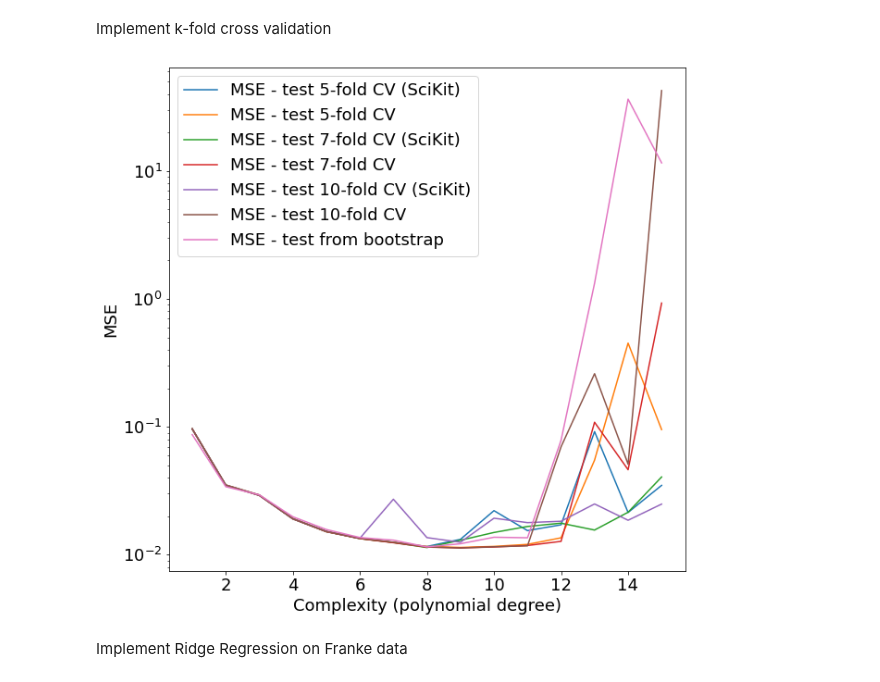
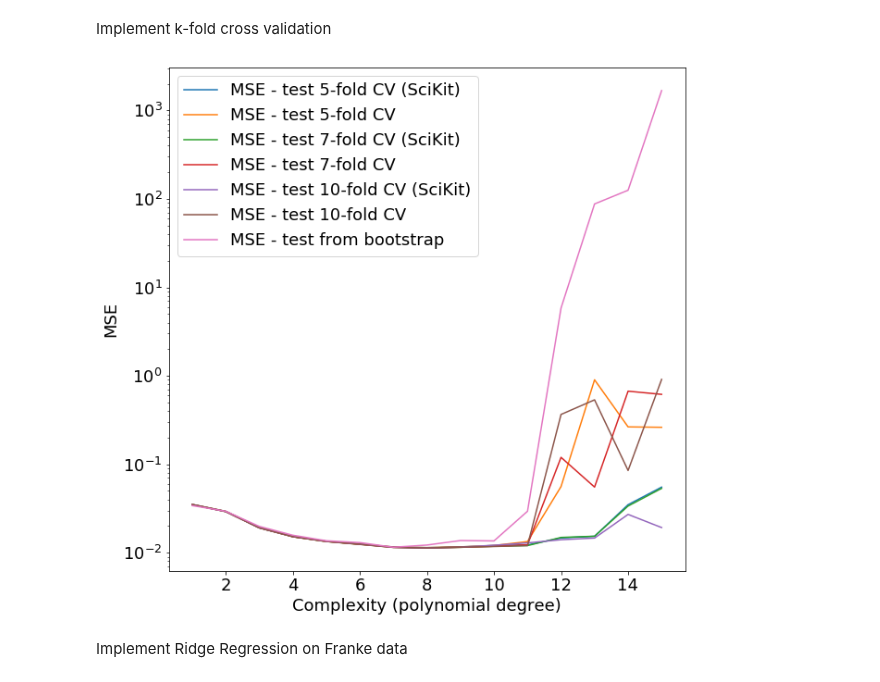
Before and after one commit to tellefs/ML-projects, a Jupyter notebook: project1/project1.ipynb, the cells around one changed output. Saved outputs shown, nothing was run; the diff lists cells and outputs as text; code cells hidden in the pictures.

```diff
--- a/project1/project1.ipynb
+++ b/project1/project1.ipynb
@@ -169,7 +169,7 @@ def kfold_crossValidation(method, X, z, k_folds, _lambda=1):
 # %% [markdown]
 Generating Data
 # %%
-def generateData(n, degree, noise_factor):
+def generateData(n, polydegree, noise_factor):
     """
     n = size opf x and y
     degree = polynomial d
@@ -180,5 +180,5 @@ def generateData(n, degree, noise_factor):
     x = np.random.uniform(0,1,n)
     y = np.random.uniform(0,1,n)
     z = FrankeFunction(x,y) + noise
-    X = create_X(x, y, degree)
+    X = create_X(x, y, polydegree)
     return z, X
@@ -185,13 +187,17 @@ def generateData(n, degree, noise_factor):
+# %%
+def scaleData(X_train, X_test):
+    X_mean = np.mean(X_train)
+    X_std = np.std(X_train)
+    X_train_scaled = (X_train - X_mean)/X_std
+    X_test_scaled = (X_test - X_mean)/X_std
+    return X_train_scaled, X_test_scaled
 # %% [markdown]
 Perform the Ordinary Least Square (OLS) method and print the MSE and R2 results
 # %%
-z, X = generateData(n=1000, degree=5, noise_factor=0.1)
+z, X = generateData(n=1000, polydegree=5, noise_factor=0.1)
 X_train, X_test, z_train, z_test = train_test_split(X,z,test_size=0.2)
 
-scaler = StandardScaler()
-scaler.fit(X_train)
-X_train_scaled = scaler.transform(X_train)
-X_test_scaled = scaler.transform(X_test)
+X_train, X_test = scaleData(X_train, X_test)
 
 beta = np.linalg.inv(X_train.T @ X_train) @ X_train.T @ z_train
 
@@ -237,16 +245,11 @@ variance = np.zeros(max_degree)
 error = np.zeros(max_degree)
 
 for i in range(max_degree):
-    z, X = generateData(n = 1000, degree = i, noise_factor = 0.1)
+    z, X = generateData(n = 1000, polydegree = int(degree[i]), noise_factor = 0.1)
 
     X_train, X_test, z_train, z_test = train_test_split(X,z,test_size=0.2)
 
-    #scale data
-    scaler = StandardScaler(with_mean = True, with_std = False)
-    scaler.fit(X_train)
-    X_train_scaled = scaler.transform(X_train)
-    X_test_scaled = scaler.transform(X_test)
-
+    X_train, X_test = scaleData(X_train, X_test)
     z_predict, z_tilde = ols(X_test, X_train, z_test, z_train)
 
     MSE_train[i] = MSE(z_train,z_tilde)
@@ -304,7 +307,7 @@ for k_folds in folds:
 
     for i in range(max_degree):
 
-        z, X = generateData(n = 1000, degree = i, noise_factor = 0.1)
+        z, X = generateData(n = 1000, polydegree = int(degree[i]), noise_factor = 0.1)
 
         MSE_test_kfold[i] = kfold_crossValidation(ols, X, z, k_folds)[0]
 
@@ -318,38 +321,35 @@ for k_folds in folds:
             X_train = X[train_inds]
             z_train = z[train_inds]
 
             X_test = X[test_inds]
             z_test = z[test_inds]
 
-            scaler = StandardScaler(with_mean = True, with_std = False)
-            scaler.fit(X_train)
-            X_train_scaled = scaler.transform(X_train)
-            X_test_scaled = scaler.transform(X_test)
+            X_train, X_test = scaleData(X_train, X_test)
 
             model = LinearRegression(fit_intercept=True).fit(X_train, z_train)
             z_predict = model.predict(X_test)
             z_tilde = model.predict(X_train)
             MSE_test_kfold_values_scikit[k] = MSE(z_test,z_predict)
             k+=1
 
         MSE_test_kfold_scikit[i] = np.mean(MSE_test_kfold_values_scikit)
 
     plt.plot(degree, MSE_test_kfold_scikit, label='MSE - test %.i-fold CV (SciKit)'%k_folds)
     plt.plot(degree, MSE_test_kfold, label='MSE - test %.i-fold CV'%k_folds)
 
 
 plt.ylabel('MSE', fontsize=fontsize)
 plt.xlabel('Complexity (polynomial degree)', fontsize=fontsize)
 #plt.plot(degree, MSE_train, label='MSE - training')
 plt.plot(degree, MSE_test_bootstrap, label='MSE - test from bootstrap')
 #plt.plot(degree, MSE_test, label='MSE - test')
 plt.yscale('log')
 plt.tick_params(axis='both', which='both', labelsize=18)
 plt.legend(fontsize=18, loc='upper left')
 plt.savefig('figures/mse_test_training_bootstrap')
 plt.show()
 # %% [output]
-[figure, old version]
+[figure, new version]
 # %% [markdown]
 Implement Ridge Regression on Franke data
 # %%
```
Also changed, not shown: parts of 4 cells of this notebook, 2 other files.
